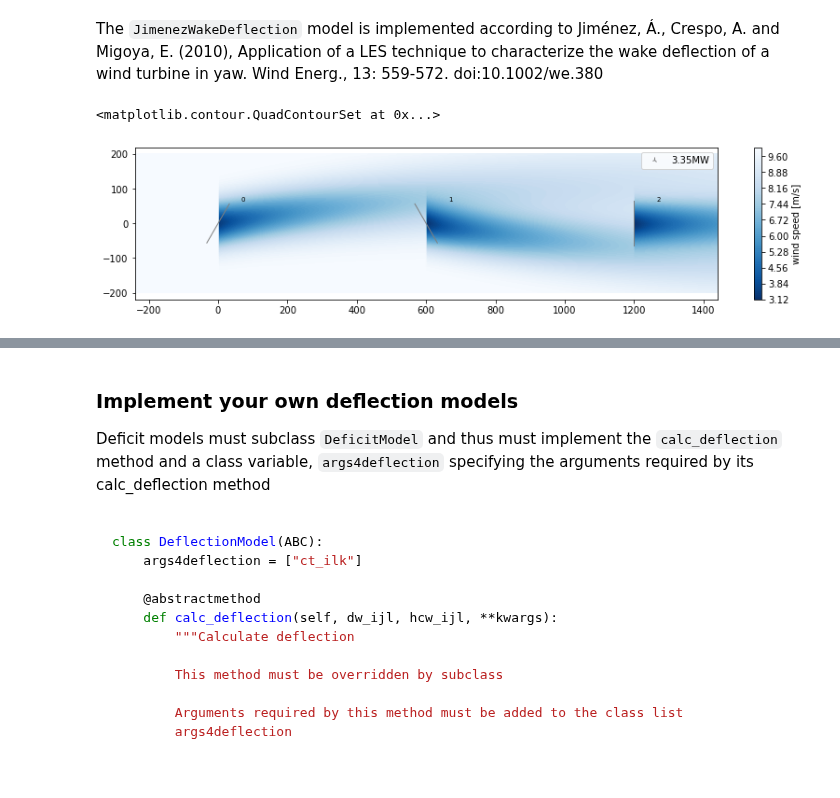
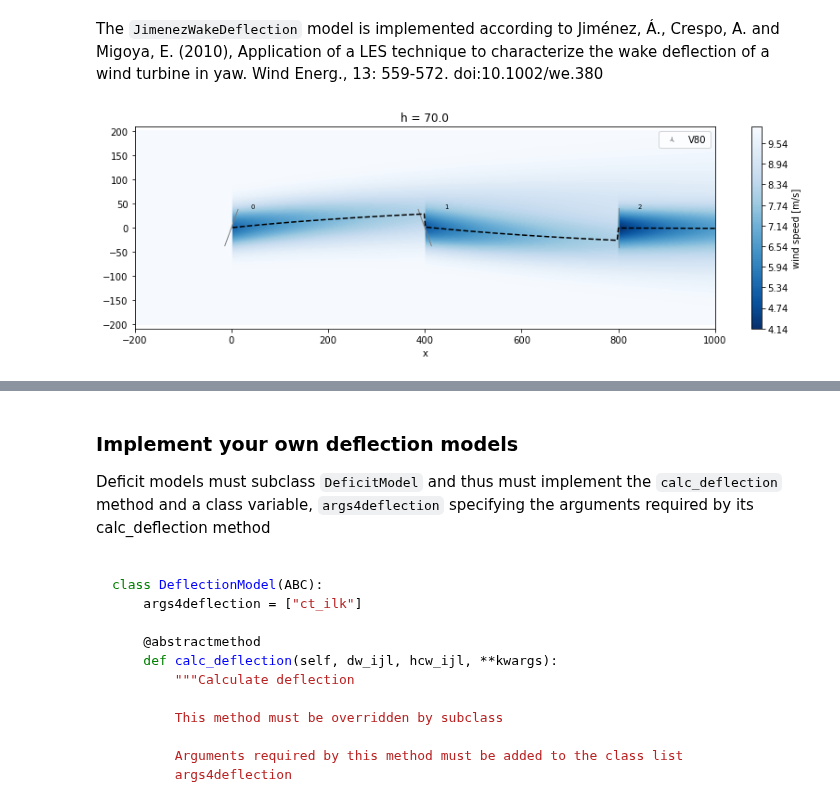
Before and after one commit to DTUWindEnergy/PyWake, a Jupyter notebook: docs/notebooks/EngineeringWindFarmModels.ipynb, the cells around one changed output, grey strips where cells are left out. Drawn from its saved outputs; the diff is of its cells as text; code cells hidden in the pictures; blank space fills up the shorter version.

```diff
--- a/docs/notebooks/EngineeringWindFarmModels.ipynb
+++ b/docs/notebooks/EngineeringWindFarmModels.ipynb
@@ -627,22 +627,26 @@ The deflection models calculate the deflection of the wake due to yaw-misalignme
 The deflection models take as input the downwind and crosswind distances between the source wind turbines and the destination wind turbines/sites and calculate a new set of deflected downwind and crosswind distances.
+# %%
+def plot_deflection(deflectionModel):
+    from py_wake import IEA37SimpleBastankhahGaussian
+    from py_wake.examples.data.iea37._iea37 import IEA37Site, IEA37_WindTurbines
+
+    site = IEA37Site(16)
+    x, y = [0, 400, 800], [0, 0, 0]
+    windTurbines = V80()
+    wfm = IEA37SimpleBastankhahGaussian(site, windTurbines, deflectionModel=deflectionModel)
+
+    yaw_ilk = np.reshape([-20,20,0],(3,1,1))
+
+    plt.figure(figsize=(14,4))
+    fm = wfm(x, y, yaw_ilk=yaw_ilk, wd=270, ws=10).flow_map()
+    fm.plot_wake_map()
+    fm.min_WS_eff().plot(color='k', ls='--')
 # %% [markdown]
 ### JimenezWakeDeflection
 # %% [markdown]
 The `JimenezWakeDeflection` model is implemented according to Jiménez, Á., Crespo, A. and Migoya, E. (2010), Application of a LES technique to characterize the wake deflection of a wind turbine in yaw. Wind Energ., 13: 559-572. doi:10.1002/we.380
-# %%
-from py_wake import IEA37SimpleBastankhahGaussian
-from py_wake.deflection_models import JimenezWakeDeflection
-from py_wake.examples.data.iea37._iea37 import IEA37Site, IEA37_WindTurbines
-
-site = IEA37Site(16)
-x, y = [0, 600, 1200], [0, 0, 0]  # site.initial_position[:2].T
-windTurbines = IEA37_WindTurbines()
-iea_deflection = IEA37SimpleBastankhahGaussian(site, windTurbines, deflectionModel=JimenezWakeDeflection())
-
-yaw_ilk = np.reshape([-30,30,0],(3,1,1))
-
-plt.figure(figsize=(14,3))
-iea_deflection(x, y, yaw_ilk=yaw_ilk, wd=270, ws=10).flow_map().plot_wake_map()
-# %% [output]
-<matplotlib.contour.QuadContourSet at 0x...>
-[figure, removed]
+# %%
+from py_wake.deflection_models import JimenezWakeDeflection
+plot_deflection(JimenezWakeDeflection())
+# %% [output]
+[figure, added]
```
Also changed, not shown: parts of 9 cells of this notebook, 44 other files.
